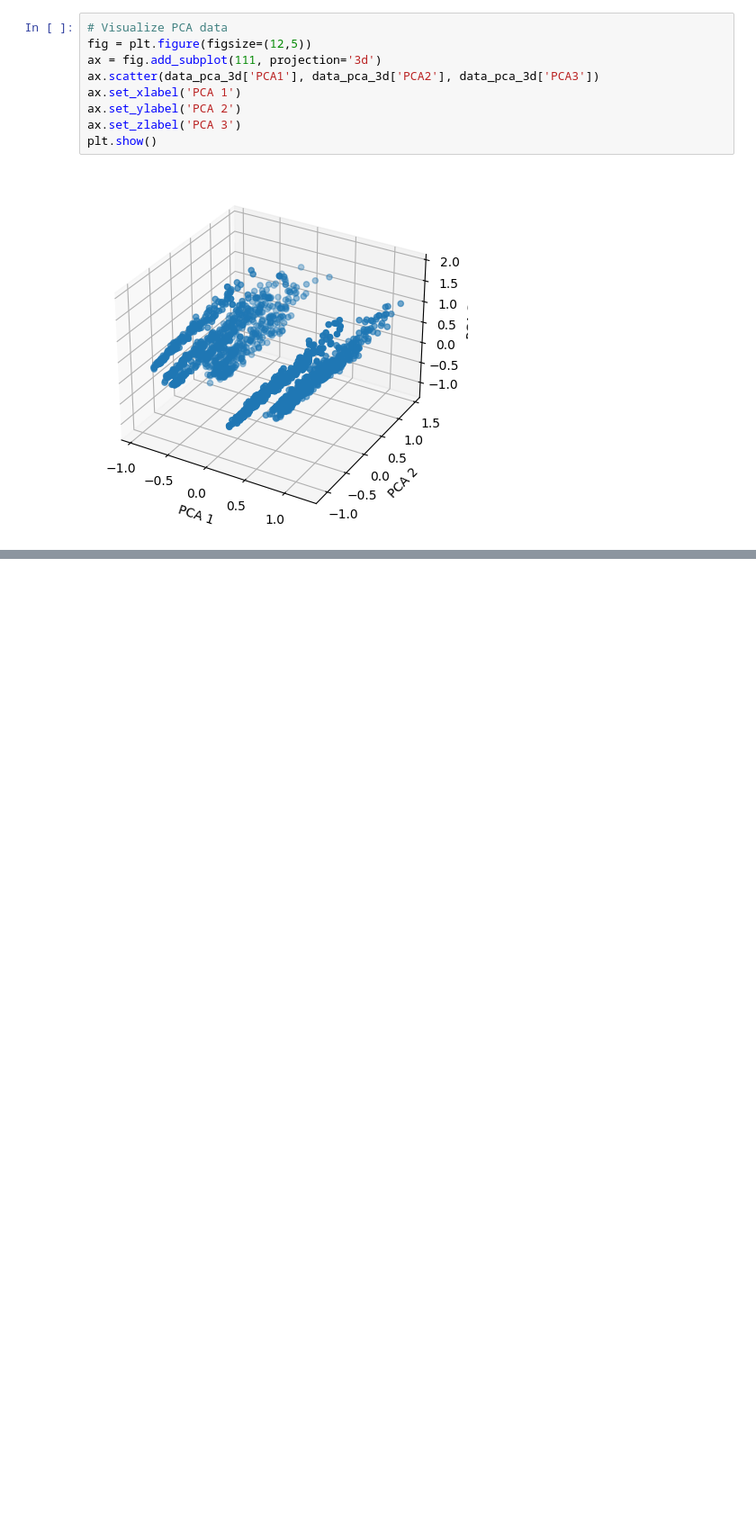
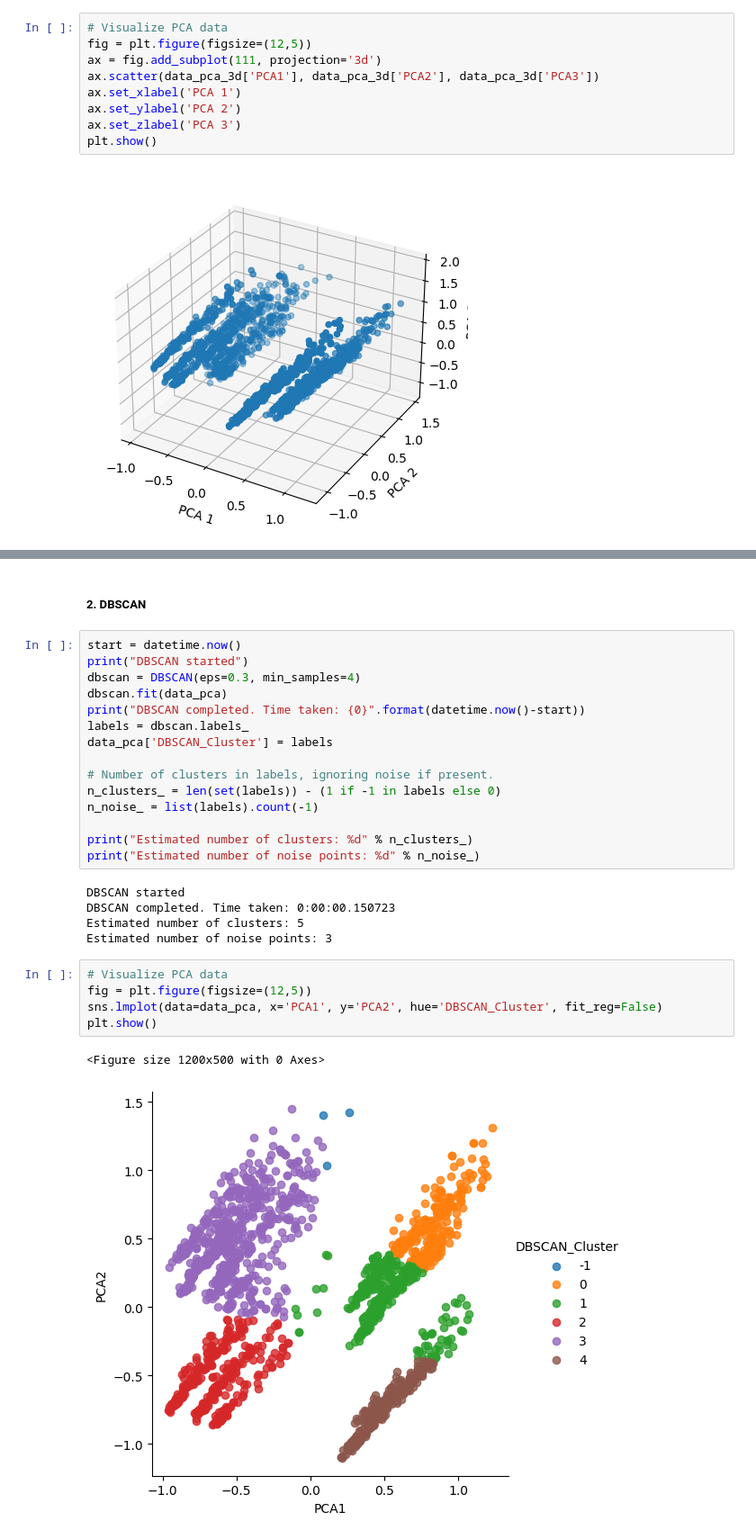
Before and after one commit to parikshitshinge/customer-personality-segmentation, a Jupyter notebook: notebooks/02 - Segmentation.ipynb, the cells around one changed output, grey strips where cells are left out. Shown at 90% size. Saved outputs shown, nothing was run; the diff lists cells and outputs as text; blank space fills up the shorter version.

```diff
--- a/notebooks/02 - Segmentation.ipynb
+++ b/notebooks/02 - Segmentation.ipynb
@@ -182,0 +252,30 @@ plt.show()
+# %% [markdown]
+##### 2. DBSCAN
+# %%
+start = datetime.now()
+print("DBSCAN started")
+dbscan = DBSCAN(eps=0.3, min_samples=4)
+dbscan.fit(data_pca)
+print("DBSCAN completed. Time taken: {0}".format(datetime.now()-start))
+labels = dbscan.labels_
+data_pca['DBSCAN_Cluster'] = labels
+
+# Number of clusters in labels, ignoring noise if present.
+n_clusters_ = len(set(labels)) - (1 if -1 in labels else 0)
+n_noise_ = list(labels).count(-1)
+
+print("Estimated number of clusters: %d" % n_clusters_)
+print("Estimated number of noise points: %d" % n_noise_)
+# %% [output]
+DBSCAN started
+DBSCAN completed. Time taken: 0:00:00.150723
+Estimated number of clusters: 5
+Estimated number of noise points: 3
+# %%
+# Visualize PCA data
+fig = plt.figure(figsize=(12,5))
+sns.lmplot(data=data_pca, x='PCA1', y='PCA2', hue='DBSCAN_Cluster', fit_reg=False)
+plt.show()
+# %% [output]
+<Figure size 1200x500 with 0 Axes>
+[figure, added]
```
Also changed, not shown: parts of 16 cells of this notebook.
